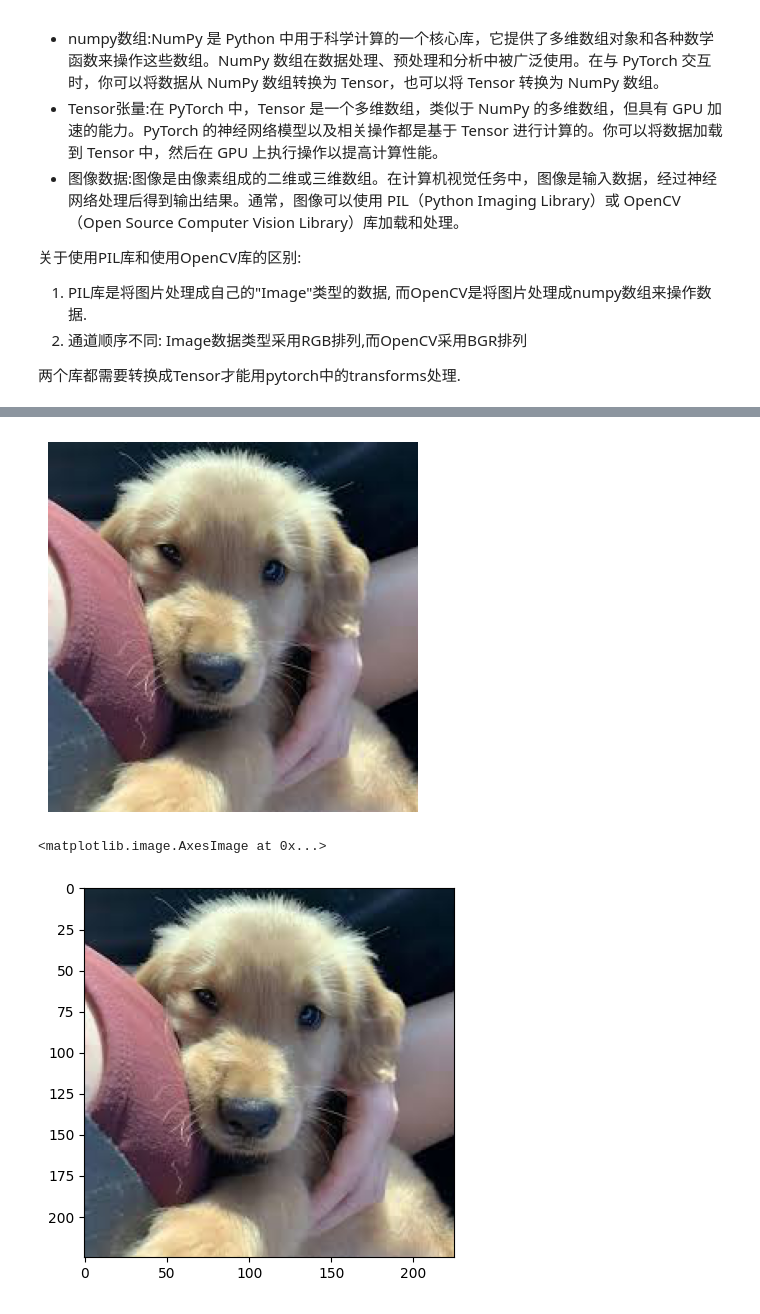
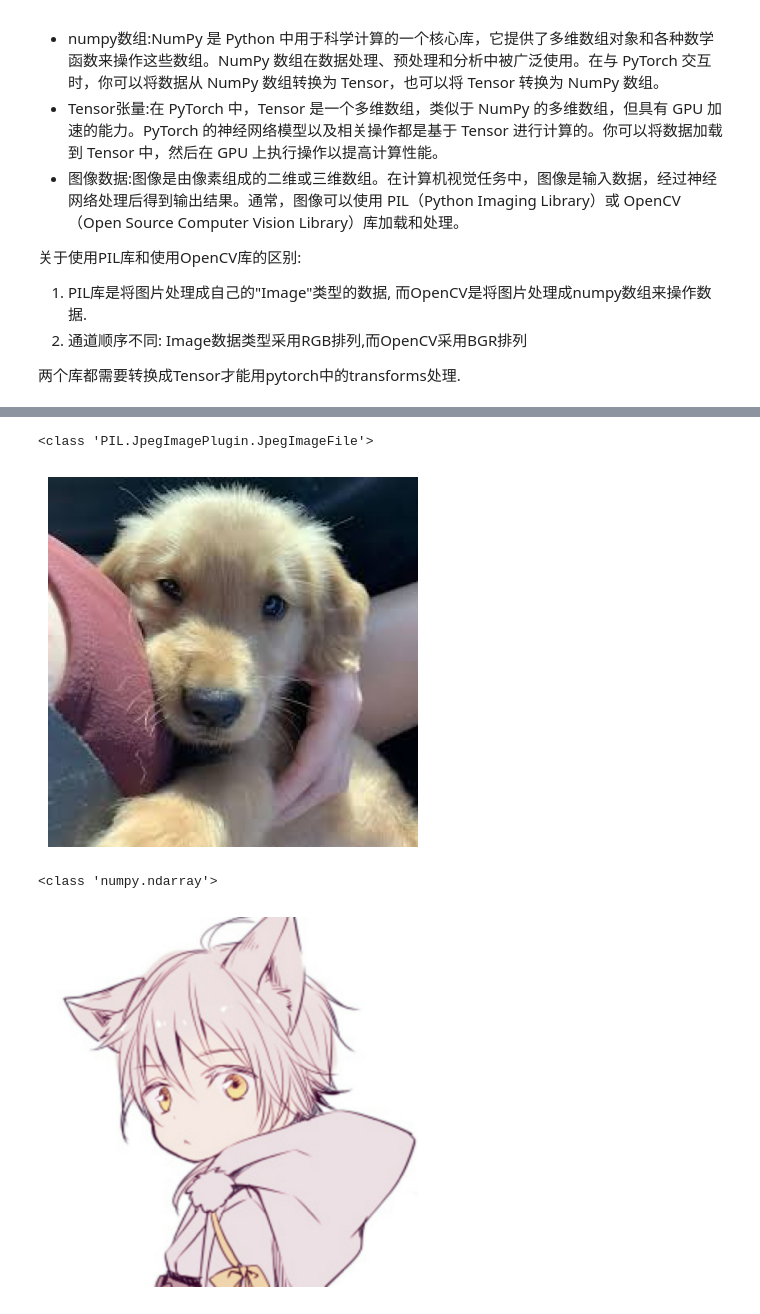
Before and after one commit to TownBoats/learn_pytorch, a Jupyter notebook: 番外-图像处理.ipynb, the cells around one changed output, grey strips where cells are left out. Drawn from its saved outputs; the diff is of its cells as text; code cells hidden in the pictures.

```diff
--- a/番外-图像处理.ipynb
+++ b/番外-图像处理.ipynb
@@ -20,28 +22,36 @@ import matplotlib.pyplot as plt
 from PIL import Image
 
 # 读取图像
-image_path = 'data\Chapter3\狗狗2.jpg'
+image_path = 'data\Chapter3\doge.jpg'
 image = Image.open(image_path)
+print(type(image))
 
-# 将 BGR 转换为 RGB，因为 Matplotlib 使用 RGB 顺序
-# image_rgb = cv2.cvtColor(image, cv2.COLOR_BGR2RGB)
 
 # 使用 Matplotlib 展示图像
 plt.imshow(image)
 plt.axis('off')  # 关闭坐标轴
 plt.show()
 # %% [output]
+<class 'PIL.JpegImagePlugin.JpegImageFile'>
 [figure]
-# %%
-#开头要加上这句才可以在jupyternotebook中显示图像。
-%matplotlib inline
-import matplotlib.pyplot as plt
-# 创建一个名为cat，参数为默认参数的图相框
-plt.figure('cat')
-#读取
-little_dog_img = plt.imread('data/Chapter3/狗狗2.jpg')
-#显示
-plt.imshow(little_dog_img )
-# %% [output]
-<matplotlib.image.AxesImage at 0x...>
-[figure, removed]
+# %%
+import cv2
+import matplotlib.pyplot as plt
+from PIL import Image
+image = None
+image_path = 'data\Chapter3\head.png'#经过测试,使用OpenCV加载图片,路径不能有中文
+image = cv2.imread(image_path)
+print(type(image))
+if image is None:
+    print("Failed to load the image.")
+else:
+    # 将 BGR 转换为 RGB，因为 Matplotlib 使用 RGB 顺序
+    image_rgb = cv2.cvtColor(image, cv2.COLOR_BGR2RGB)
+
+    # 使用 Matplotlib 展示图像
+    plt.imshow(image_rgb)
+    plt.axis('off')  # 关闭坐标轴
+    plt.show()
+# %% [output]
+<class 'numpy.ndarray'>
+[figure, added]
```
Also changed, not shown: parts of 4 cells of this notebook, 2 other files.
